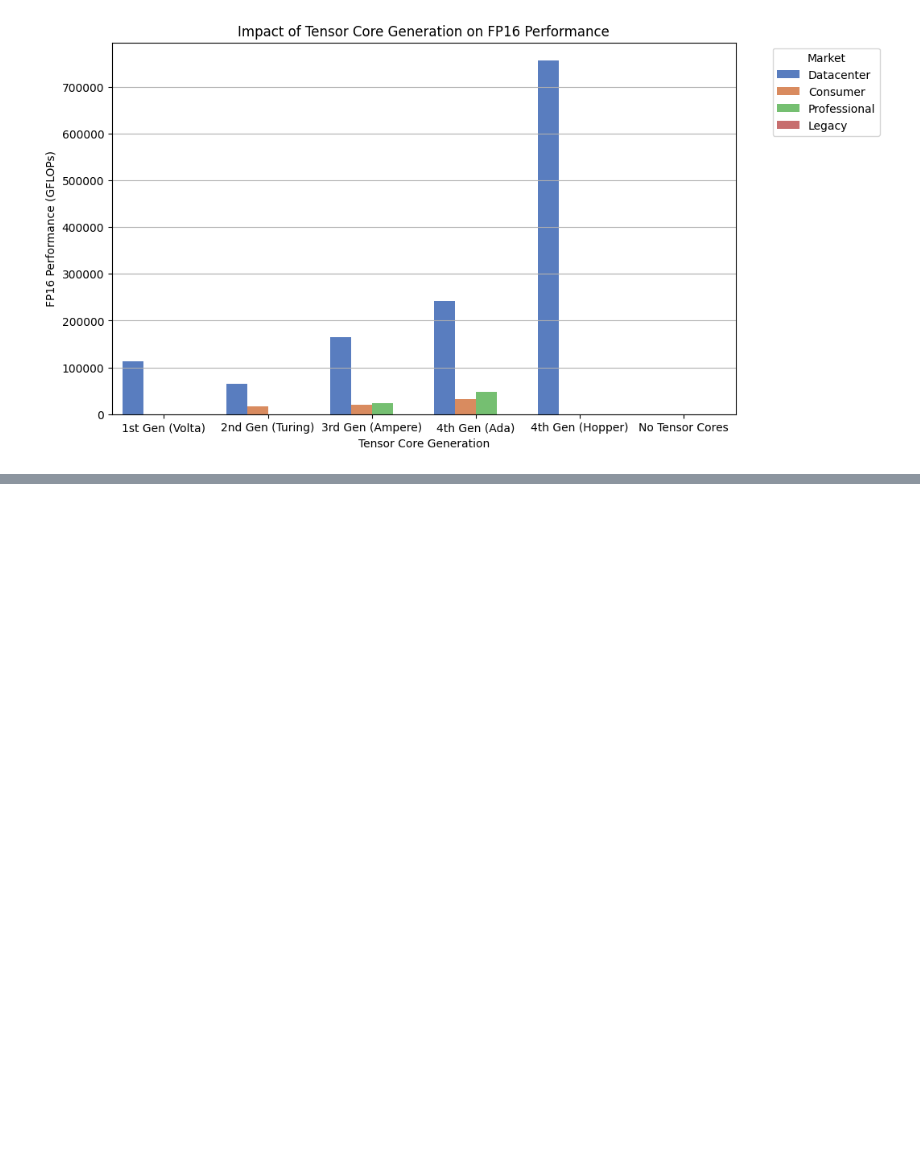
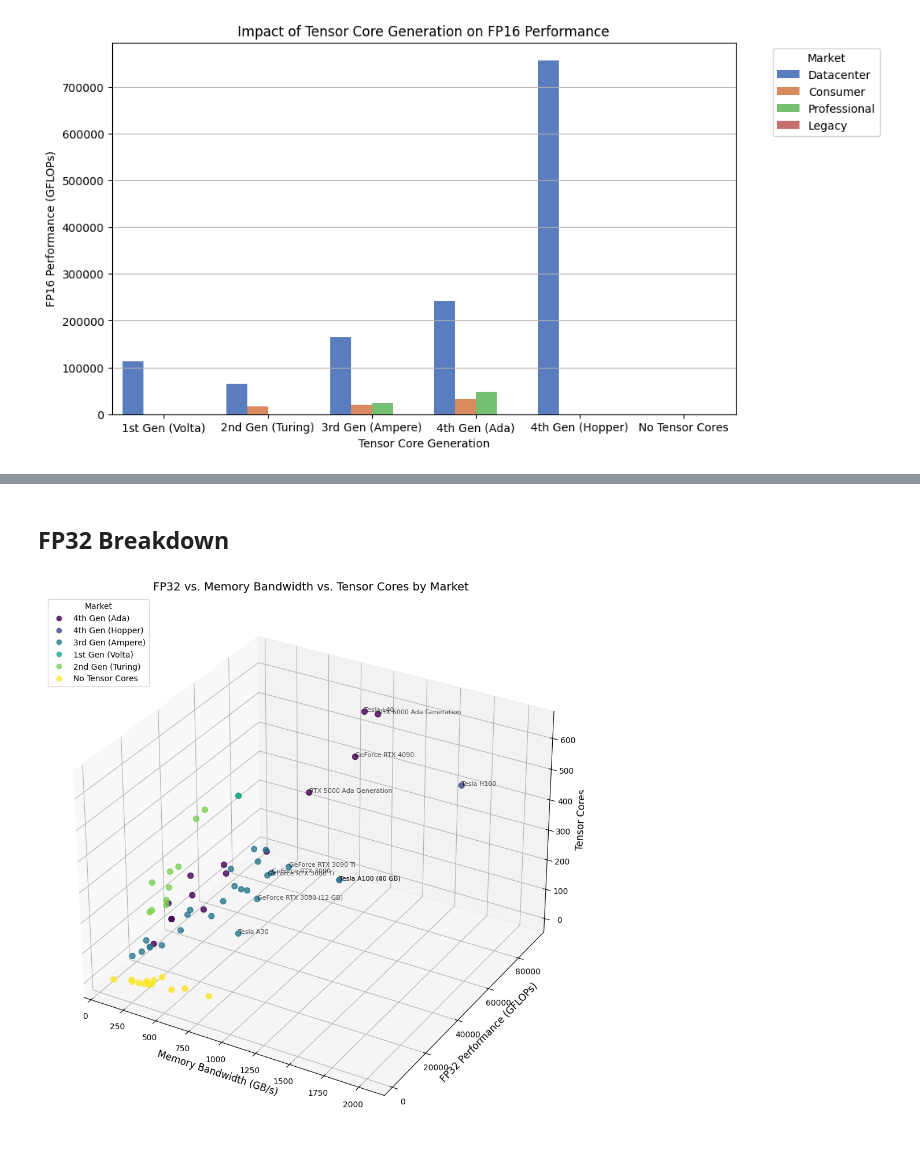
Before and after one commit to CenturyGhost/nvidia_benchmark, a Jupyter notebook: huang_enthousiast.ipynb, the cells around one changed output, grey strips where cells are left out. Cells and saved outputs as stored; diff of their text form; code cells hidden in the pictures; blank space fills up the shorter version.

```diff
--- a/huang_enthousiast.ipynb
+++ b/huang_enthousiast.ipynb
@@ -871,0 +839,9 @@ plt.show()
+# %%
+# Convert numeric columns
+numeric_cols = ['bandwith', 'fp16', 'fp32', 'fp64', 'tdp']
+for col in numeric_cols:
+    # First convert to string, handle any non-numeric values, then convert to float
+    df_cleaned[col] = pd.to_numeric(
+        df_cleaned[col].astype(str).replace(',', '', regex=True),
+        errors='coerce'
+    )
@@ -917,10 +899,3 @@ plt.show()
 # %% [output]
 [figure]
 [figure]
-# %%
-# Remove commas and convert to numeric
-df_cleaned['fp32'] = df_cleaned['fp32'].str.replace(',', '').astype(float)
-
-# Check the data type and a sample of the column
-print(df_cleaned['fp32'].dtype)  # Should now be float
-print(df_cleaned['fp32'].head())  # Verify cleaned values
@@ -1059,0 +1121,55 @@ plt.show()
+# %% [markdown]
+## **FP32 Breakdown**
+# %%
+# Create a 3D scatter plot to show FP32 vs. Memory Bandwidth vs. Tensor Cores
+fig = plt.figure(figsize=(20, 12))
+ax = fig.add_subplot(111, projection='3d')
+
+# Scatter plot
+scatter = ax.scatter(
+    df_cleaned['bandwith'],
+    df_cleaned['fp32'],
+    df_cleaned['tensor_cores'],
+    c=df_cleaned['tensor_core_gen'].factorize()[0],  # Color by market
+    cmap='viridis',
+    s=50,  # Marker size
+    alpha=0.8
+)
+
+# Add labels for key GPUs (those with high FP32 or bandwidth)
+for idx, row in df_cleaned.iterrows():
+    if row['fp32'] > 50000 or row['bandwith'] > 900:  # Filter for high values
+        ax.text(
+            row['bandwith'],
+            row['fp32'],
+            row['tensor_cores'],
+            row['model'],
+            fontsize=8,
+            alpha=0.7
+        )
+
+# Set axis labels
+ax.set_xlabel('Memory Bandwidth (GB/s)', fontsize=12)
+ax.set_ylabel('FP32 Performance (GFLOPs)', fontsize=12)
+ax.set_zlabel('Tensor Cores', fontsize=12)
+ax.set_title('FP32 vs. Memory Bandwidth vs. Tensor Cores by Market', fontsize=14)
+
+# Add color legend
+handles, labels = scatter.legend_elements()
+markets = df_cleaned['tensor_core_gen'].unique()
+# Fix the legend labels by ensuring they are within bounds
+legend_labels = []
+for label in labels:
+    # Extract just the numeric part from the mathdefault string
+    num = label.split('{')[1].split('}')[0]
+    index = int(num)
+    if index < len(markets):  # Check if index is within bounds
+        legend_labels.append(markets[index])
+    else:
+        legend_labels.append('Unknown')  # Handle out-of-bounds index
+ax.legend(handles, legend_labels, title='Market', loc='upper left', fontsize=10)
+
+# Display the plot
+plt.show()
+# %% [output]
+[figure, added]
```
Also changed, not shown: parts of 16 cells of this notebook.
